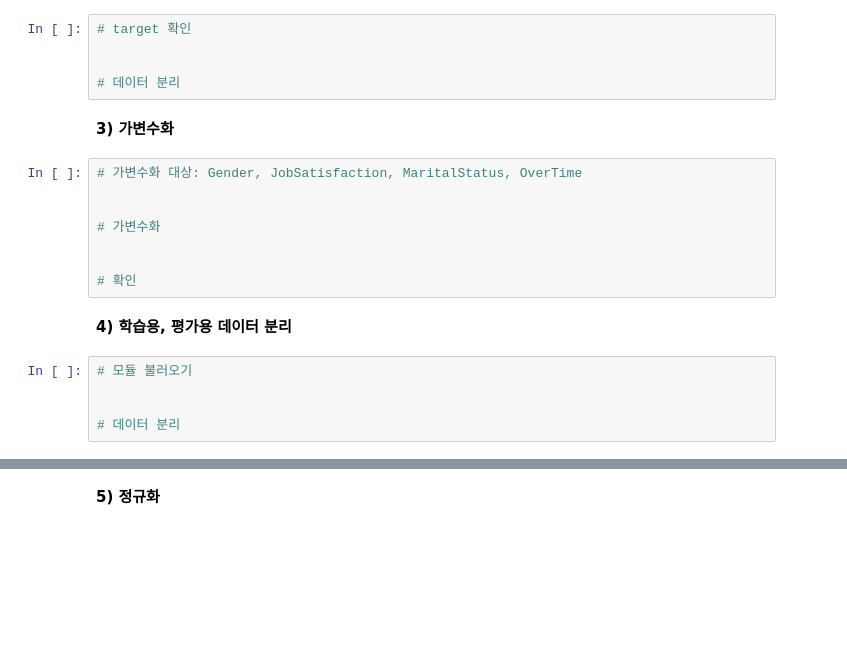
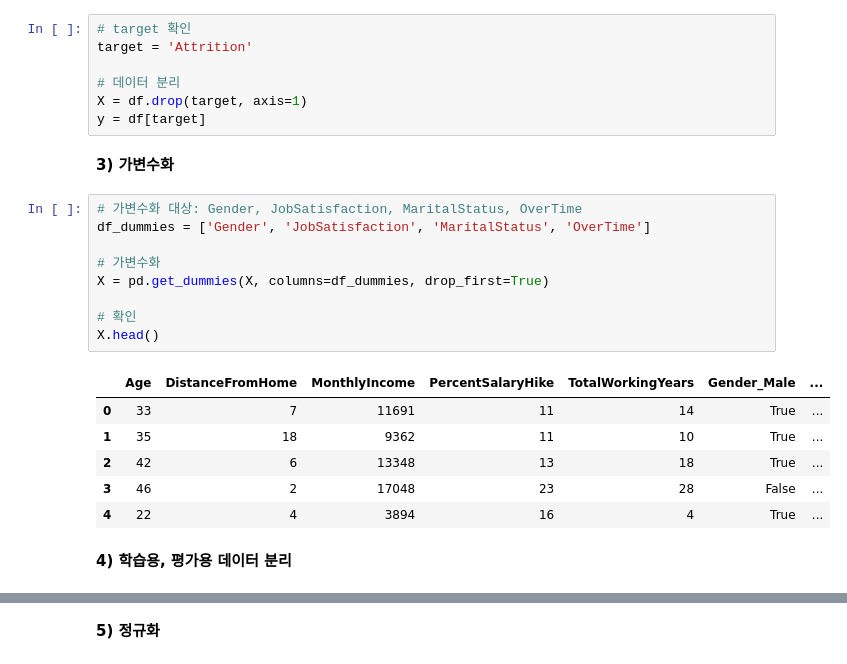
Before and after one commit to dovan2026/maching_learning, a Jupyter notebook: 종합실습_02_Attrition.ipynb, the cells around one changed output, grey strips where cells are left out. Cells and saved outputs as stored; diff of their text form; blank space fills up the shorter version.

```diff
--- a/종합실습_02_Attrition.ipynb
+++ b/종합실습_02_Attrition.ipynb
@@ -54,23 +79,28 @@ df.describe()
 **2) x, y 분리**
 # %%
 # target 확인
-
+target = 'Attrition'
 
 # 데이터 분리
+X = df.drop(target, axis=1)
+y = df[target]
 # %% [markdown]
 **3) 가변수화**
 # %%
 # 가변수화 대상: Gender, JobSatisfaction, MaritalStatus, OverTime
-
+df_dummies = ['Gender', 'JobSatisfaction', 'MaritalStatus', 'OverTime']
 
 # 가변수화
-
+X = pd.get_dummies(X, columns=df_dummies, drop_first=True)
 
 # 확인
+X.head()
+# %% [output]
+|  | Age | DistanceFromHome | MonthlyIncome | PercentSalaryHike | TotalWorkingYears | Gender_Male | ... |
+| 0 | 33 | 7 | 11691 | 11 | 14 | True | ... |
+| 1 | 35 | 18 | 9362 | 11 | 10 | True | ... |
+| 2 | 42 | 6 | 13348 | 13 | 18 | True | ... |
+| 3 | 46 | 2 | 17048 | 23 | 28 | False | ... |
+| 4 | 22 | 4 | 3894 | 16 | 4 | True | ... |
 # %% [markdown]
 **4) 학습용, 평가용 데이터 분리**
-# %%
-# 모듈 불러오기
-
-
-# 데이터 분리
```
Also changed, not shown: parts of 67 cells of this notebook.
